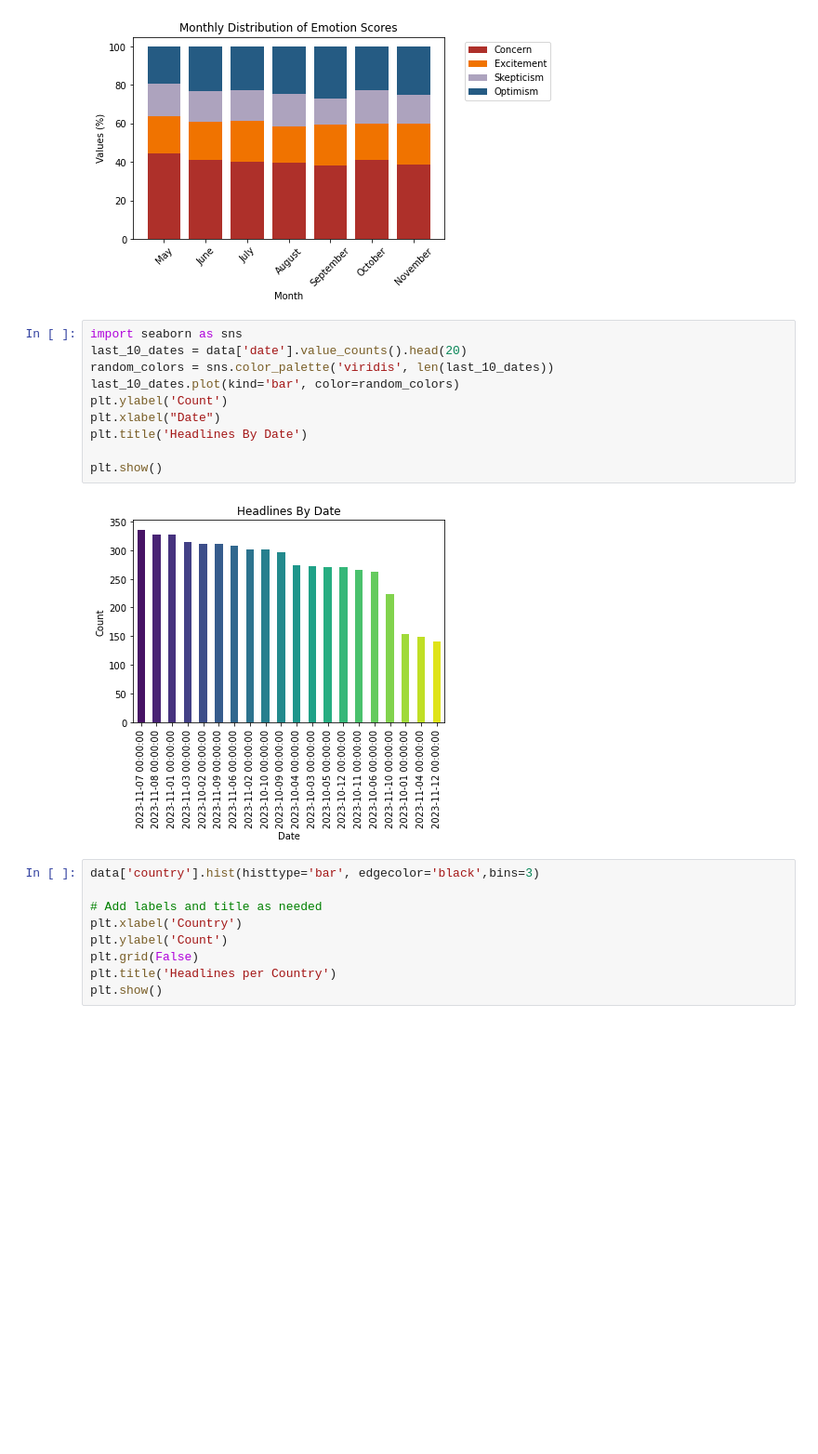
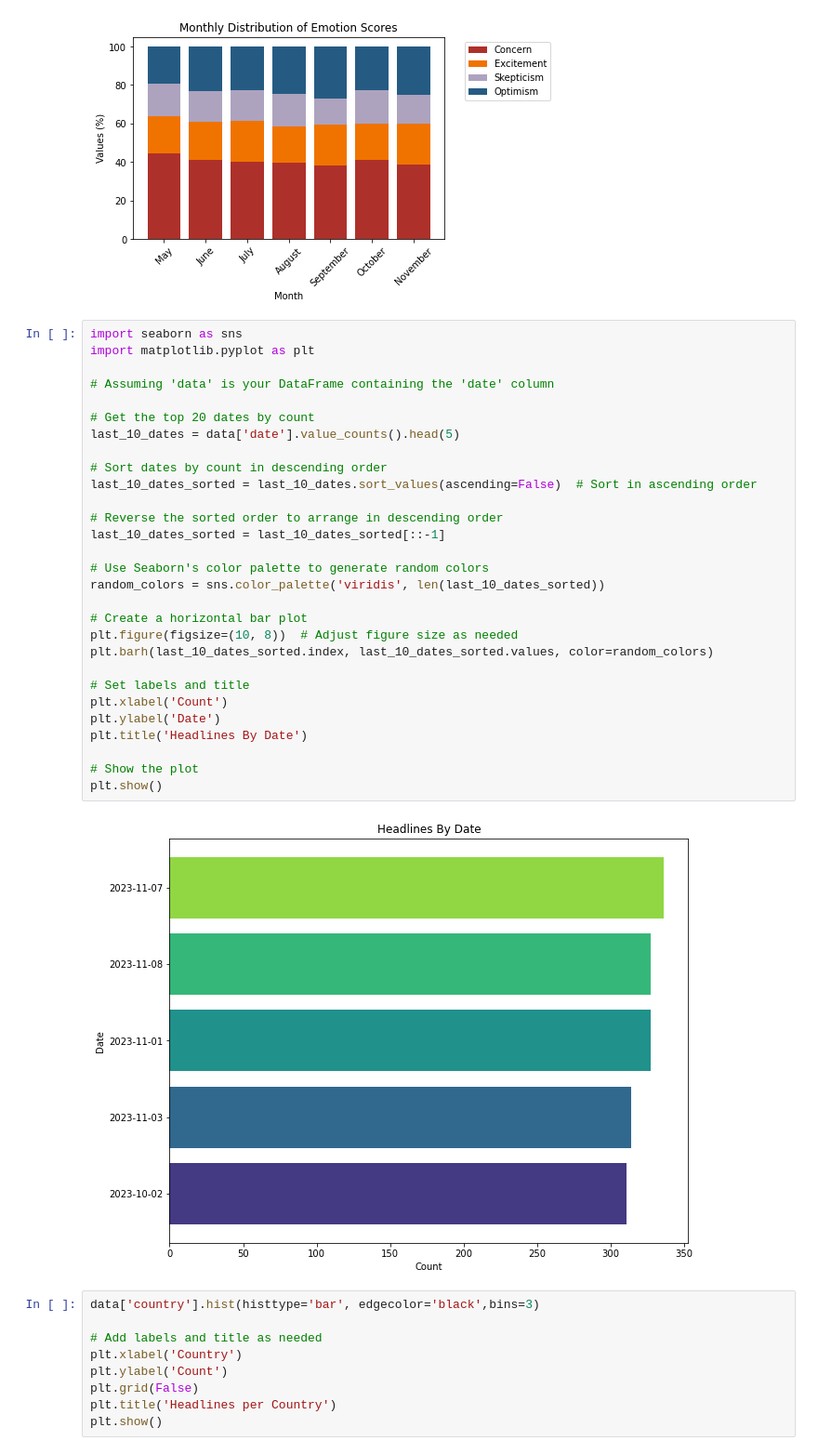
Before and after one commit to ArjunRajpal123/datathon-breaking-bad-data, a Jupyter notebook: emotion_distributions.ipynb, the cells around one changed output. Shown at 93% size. Saved outputs shown, nothing was run; the diff lists cells and outputs as text; blank space fills up the shorter version.

```diff
--- a/emotion_distributions.ipynb
+++ b/emotion_distributions.ipynb
@@ -184,16 +185,35 @@ plt.show()
 [figure]
 # %%
 import seaborn as sns
-last_10_dates = data['date'].value_counts().head(20)
-random_colors = sns.color_palette('viridis', len(last_10_dates))
-last_10_dates.plot(kind='bar', color=random_colors)
-plt.ylabel('Count')
-plt.xlabel("Date")
+import matplotlib.pyplot as plt
+
+# Assuming 'data' is your DataFrame containing the 'date' column
+
+# Get the top 20 dates by count
+last_10_dates = data['date'].value_counts().head(5)
+
+# Sort dates by count in descending order
+last_10_dates_sorted = last_10_dates.sort_values(ascending=False)  # Sort in ascending order
+
+# Reverse the sorted order to arrange in descending order
+last_10_dates_sorted = last_10_dates_sorted[::-1]
+
+# Use Seaborn's color palette to generate random colors
+random_colors = sns.color_palette('viridis', len(last_10_dates_sorted))
+
+# Create a horizontal bar plot
+plt.figure(figsize=(10, 8))  # Adjust figure size as needed
+plt.barh(last_10_dates_sorted.index, last_10_dates_sorted.values, color=random_colors)
+
+# Set labels and title
+plt.xlabel('Count')
+plt.ylabel('Date')
 plt.title('Headlines By Date')
 
+# Show the plot
 plt.show()
 # %% [output]
-[figure, old version]
+[figure, new version]
 # %%
 data['country'].hist(histtype='bar', edgecolor='black',bins=3)
 
```
Also changed, not shown: parts of 10 cells of this notebook.
